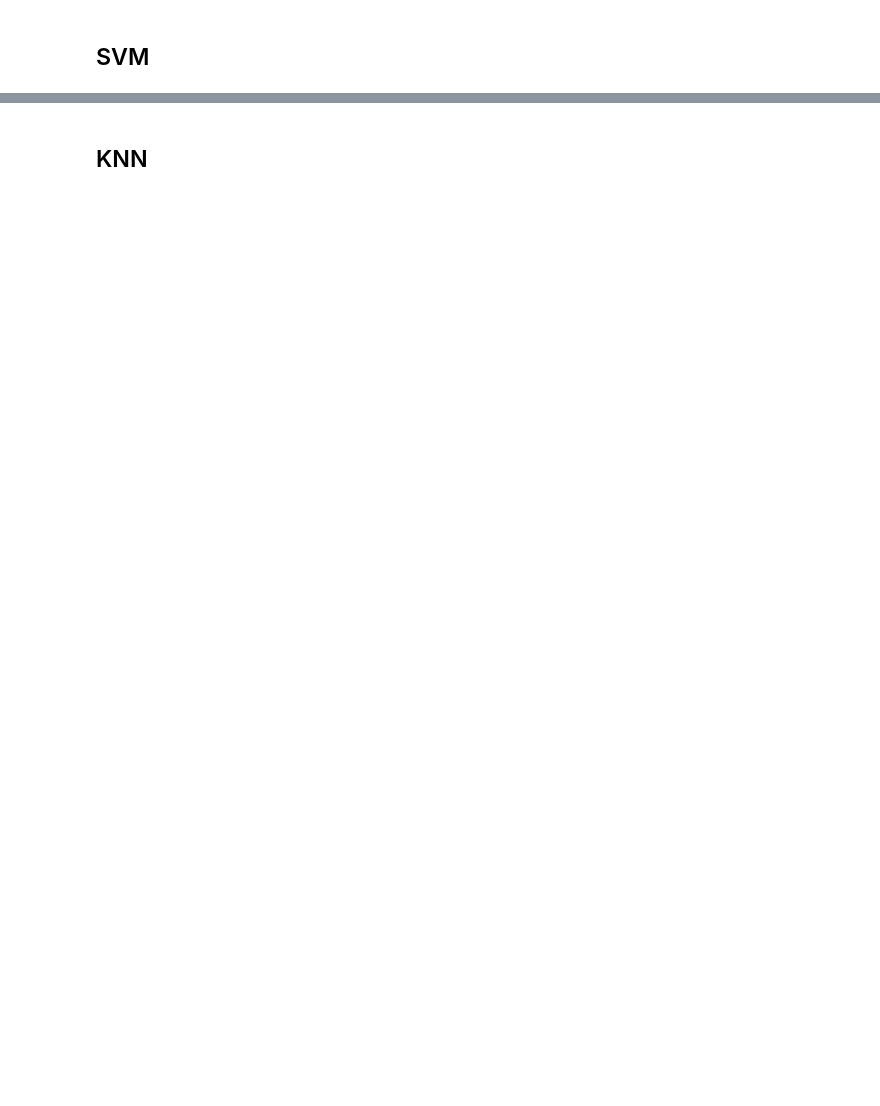
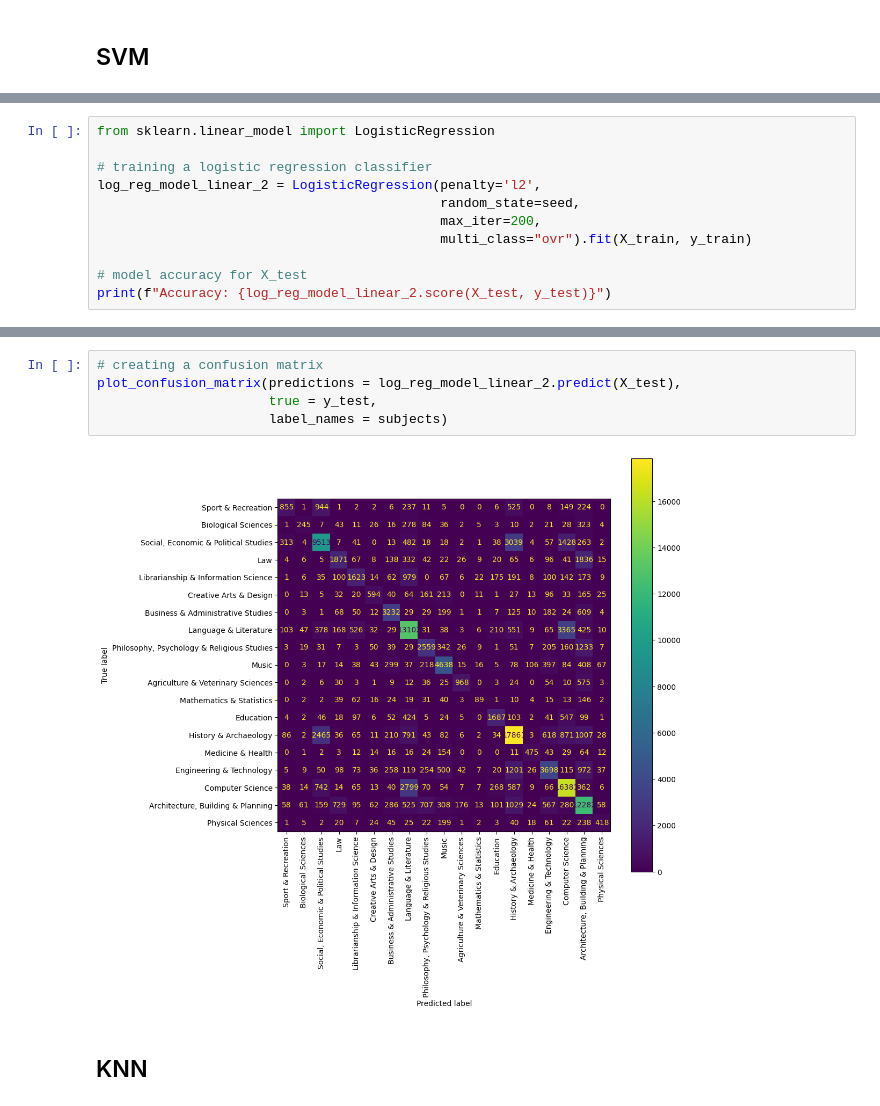
Before and after one commit to rchan26/ethos_TDS, a Jupyter notebook: notebooks/subject_classification.ipynb, the cells around one changed output, grey strips where cells are left out. Cells and saved outputs as stored; diff of their text form; blank space fills up the shorter version.

```diff
--- a/notebooks/subject_classification.ipynb
+++ b/notebooks/subject_classification.ipynb
@@ -188,0 +223,11 @@ cm_display = ConfusionMatrixDisplay(cm, display_labels=set(labels)).plot(ax=ax,
+# %%
+from sklearn.linear_model import LogisticRegression
+
+# training a logistic regression classifier
+log_reg_model_linear_2 = LogisticRegression(penalty='l2',
+                                            random_state=seed,
+                                            max_iter=200,
+                                            multi_class="ovr").fit(X_train, y_train)
+
+# model accuracy for X_test
+print(f"Accuracy: {log_reg_model_linear_2.score(X_test, y_test)}")
@@ -189,3 +243,10 @@ cm_display = ConfusionMatrixDisplay(cm, display_labels=set(labels)).plot(ax=ax,
+# %%
+# creating a confusion matrix
+plot_confusion_matrix(predictions = log_reg_model_linear_2.predict(X_test),
+                      true = y_test,
+                      label_names = subjects)
+# %% [output]
+[figure, added]
 # %% [markdown]
 ## KNN
 # %%
```
Also changed, not shown: parts of 46 cells of this notebook, 5 other files.
